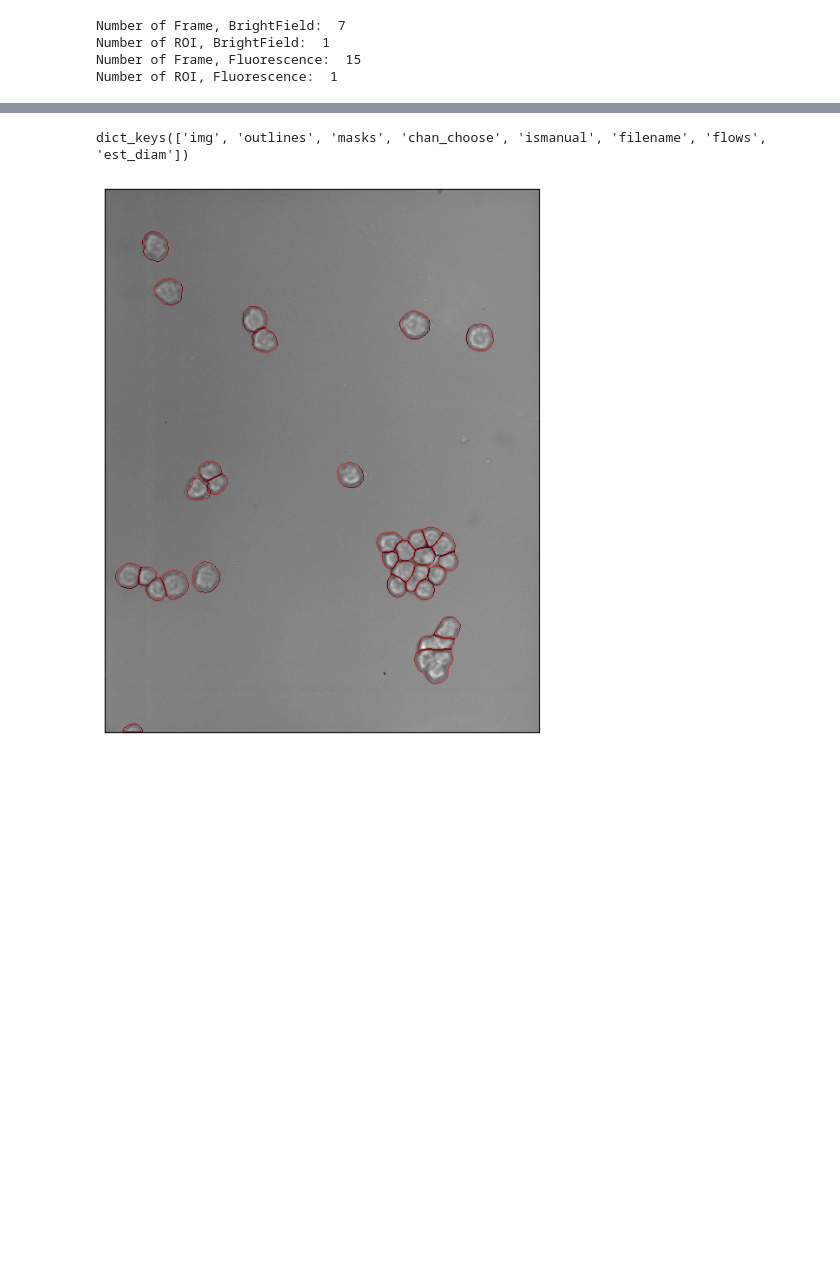
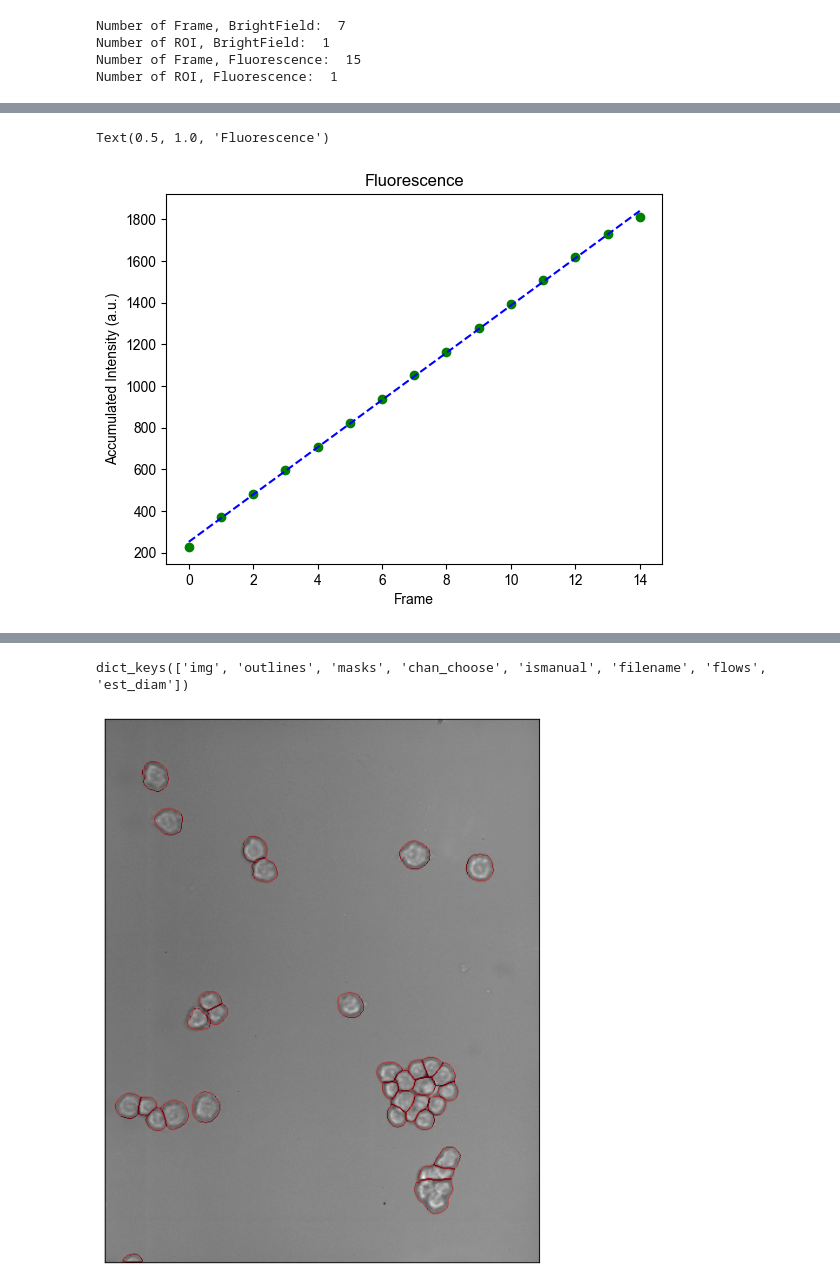
Before and after one commit to jsw99/photonic-nanomaterials-lab, a Jupyter notebook: Cell-Segmentation/segmentation_from_spe.ipynb, the cells around one changed output, grey strips where cells are left out. Saved outputs shown, nothing was run; the diff lists cells and outputs as text; code cells hidden in the pictures; blank space fills up the shorter version.

```diff
--- a/Cell-Segmentation/segmentation_from_spe.ipynb
+++ b/Cell-Segmentation/segmentation_from_spe.ipynb
@@ -79,15 +81,20 @@ plt.plot(np.arange(0, frame_count_b), ploy1d_f(np.arange(0, frame_count_b)), 'b-
 # %%
-'''
 temp_f = []
 for i in range(0, frame_count_f):
     temp_f.append(spe_tools[1].file.data[i][0][0][10])
 
 coef = np.polyfit(np.arange(0, frame_count_f), temp_f, 1)
 ploy1d_f = np.poly1d(coef)
 
 plt.plot(np.arange(0, frame_count_f), temp_f, 'go')
 plt.plot(np.arange(0, frame_count_f), ploy1d_f(np.arange(0, frame_count_f)), 'b--')
-'''
+
+plt.xlabel('Frame')
+plt.ylabel('Accumulated Intensity (a.u.)')
+plt.title('Fluorescence')
+# %% [output]
+Text(0.5, 1.0, 'Fluorescence')
+[figure, added]
 # %%
 # Fit intensity at different pixles at different time frames
 x = np.arange(0, frame_count_b)
```
Also changed, not shown: parts of 13 cells of this notebook, 1 other file.
